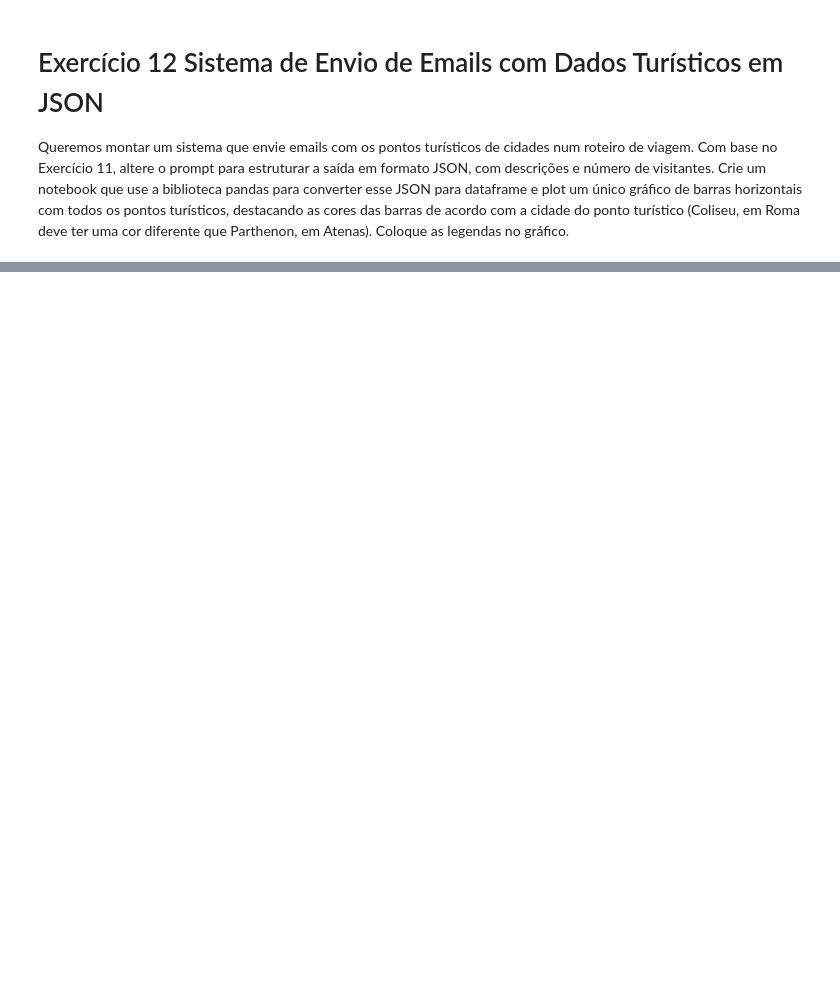
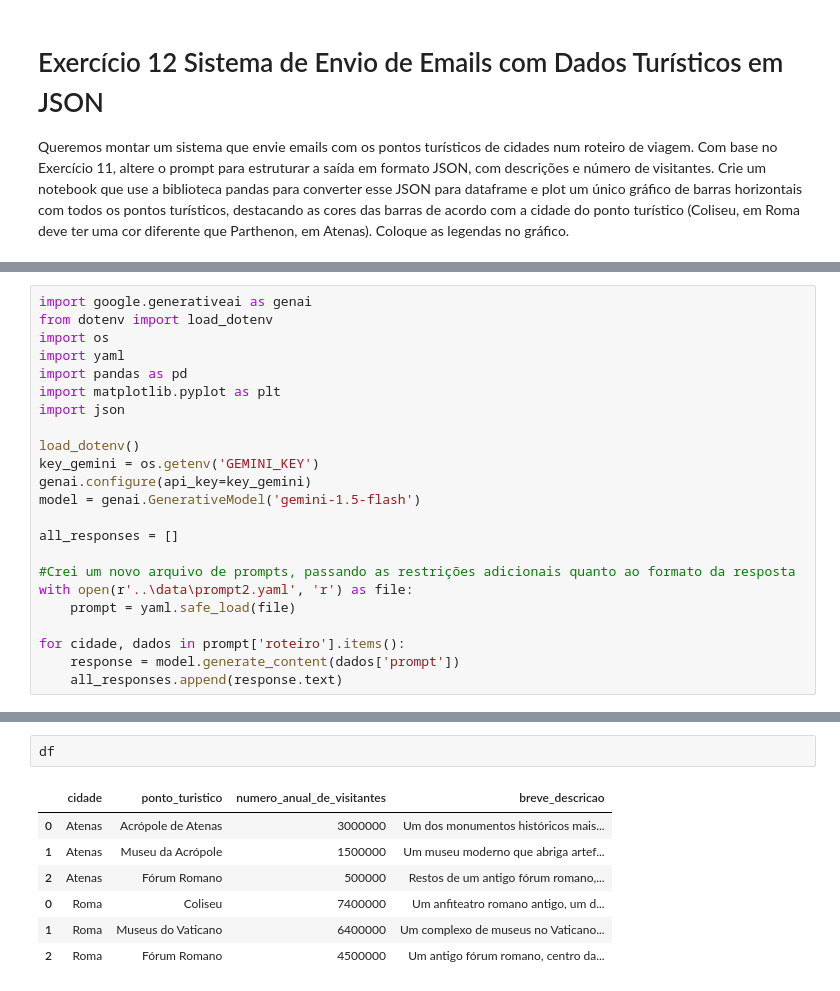
Before and after one commit to rodrigo1992-cmyk/DR4_TP2, a Jupyter notebook: notebooks/main.ipynb, the cells around one changed output, grey strips where cells are left out. Saved outputs shown, nothing was run; the diff lists cells and outputs as text; blank space fills up the shorter version.

```diff
--- a/main.ipynb
+++ b/notebooks/main.ipynb
@@ -482,0 +603,23 @@ Queremos montar um sistema que envie emails com os pontos turísticos de cidades
+# %%
+import google.generativeai as genai
+from dotenv import load_dotenv
+import os
+import yaml
+import pandas as pd
+import matplotlib.pyplot as plt
+import json
+
+load_dotenv()
+key_gemini = os.getenv('GEMINI_KEY')
+genai.configure(api_key=key_gemini)
+model = genai.GenerativeModel('gemini-1.5-flash')
+
+all_responses = []
+
+#Crei um novo arquivo de prompts, passando as restrições adicionais quanto ao formato da resposta
+with open(r'..\data\prompt2.yaml', 'r') as file:
+    prompt = yaml.safe_load(file)
+
+for cidade, dados in prompt['roteiro'].items():
+    response = model.generate_content(dados['prompt'])
+    all_responses.append(response.text)
@@ -482,0 +665,10 @@ Queremos montar um sistema que envie emails com os pontos turísticos de cidades
+# %%
+df
+# %% [output]
+|  | cidade | ponto_turistico | numero_anual_de_visitantes | breve_descricao |
+| 0 | Atenas | Acrópole de Atenas | 3000000 | Um dos monumentos históricos mais... |
+| 1 | Atenas | Museu da Acrópole | 1500000 | Um museu moderno que abriga artef... |
+| 2 | Atenas | Fórum Romano | 500000 | Restos de um antigo fórum romano,... |
+| 0 | Roma | Coliseu | 7400000 | Um anfiteatro romano antigo, um d... |
+| 1 | Roma | Museus do Vaticano | 6400000 | Um complexo de museus no Vaticano... |
+| 2 | Roma | Fórum Romano | 4500000 | Um antigo fórum romano, centro da... |
```
Also changed, not shown: parts of 18 cells of this notebook, 3 other files.
